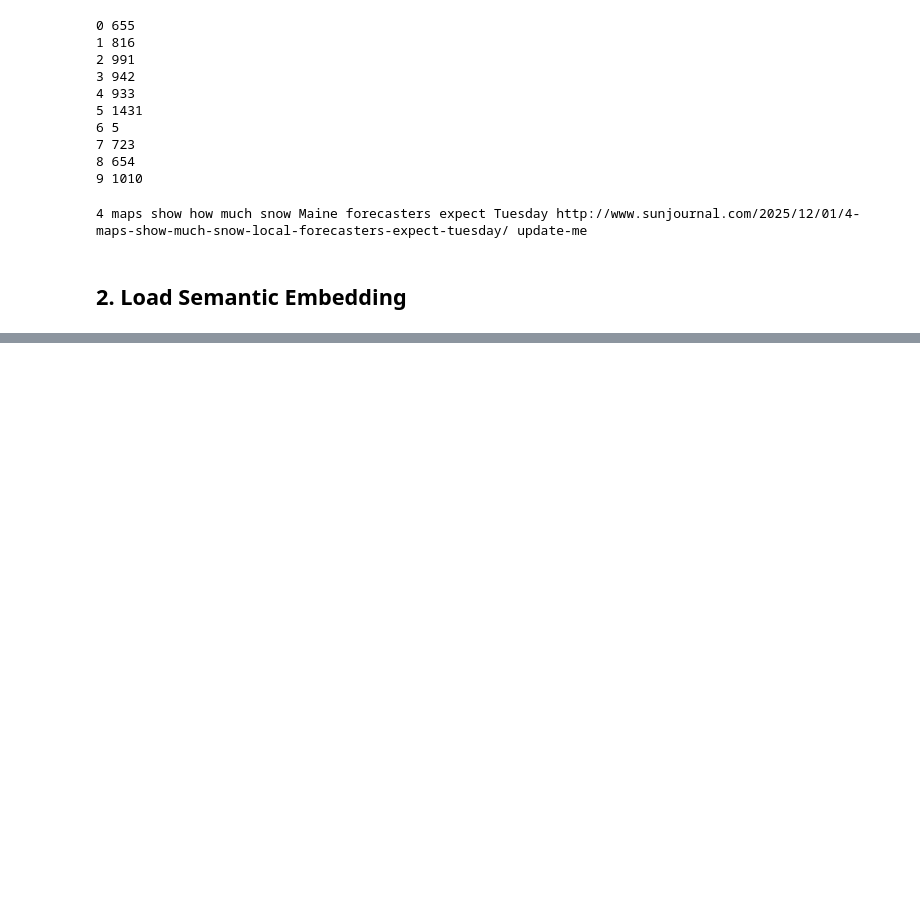
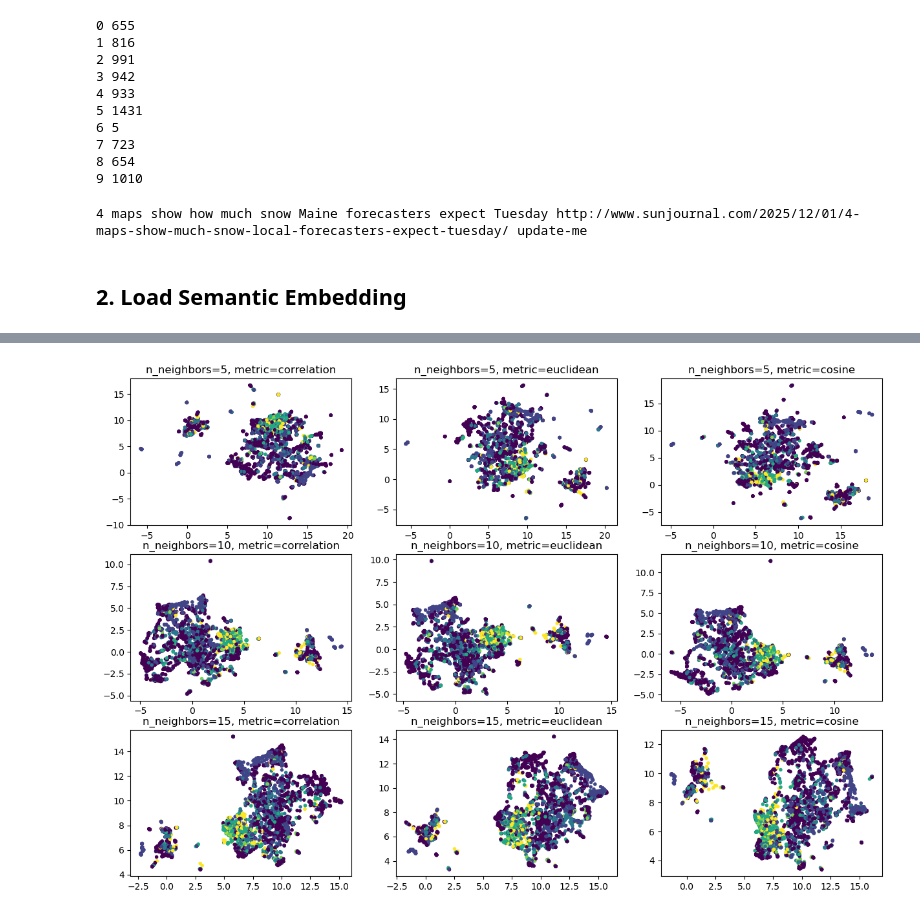
Before and after one commit to bhavyasreepyla/UML-FINAL-PROJECT, a Jupyter notebook: EDA-bv.ipynb, the cells around one changed output, grey strips where cells are left out. Saved outputs shown, nothing was run; the diff lists cells and outputs as text; code cells hidden in the pictures; blank space fills up the shorter version.

```diff
--- a/EDA-bv.ipynb
+++ b/EDA-bv.ipynb
@@ -68,0 +157,20 @@ print(art.Title,art.URL,art.User_Needs)
+# %%
+# make a grid of plots doing UMAP with different n_neighbors and metric parameters
+
+figumap, axumap = plt.subplots(3, 3, figsize=(15, 10))
+
+# axumap = axumap.flatten()
+n_neighbors_list = [5, 10, 15]
+metric_list = ['correlation', 'euclidean', 'cosine']
+for i in range(3):
+  n_neighbors = n_neighbors_list[i]
+  for j in range(3):
+    metric = metric_list[j]
+    umap_model = UMAP(n_neighbors=n_neighbors, metric=metric)
+    X_umap = umap_model.fit_transform(embed_labeled)
+    axumap[i,j].scatter(X_umap[:, 0], X_umap[:, 1], marker='.', c=user_encoded)
+    axumap[i,j].set_title(f'n_neighbors={n_neighbors}, metric={metric}')
+
+plt.show()
+# %% [output]
+[figure, added]
```
Also changed, not shown: parts of 12 cells of this notebook.
